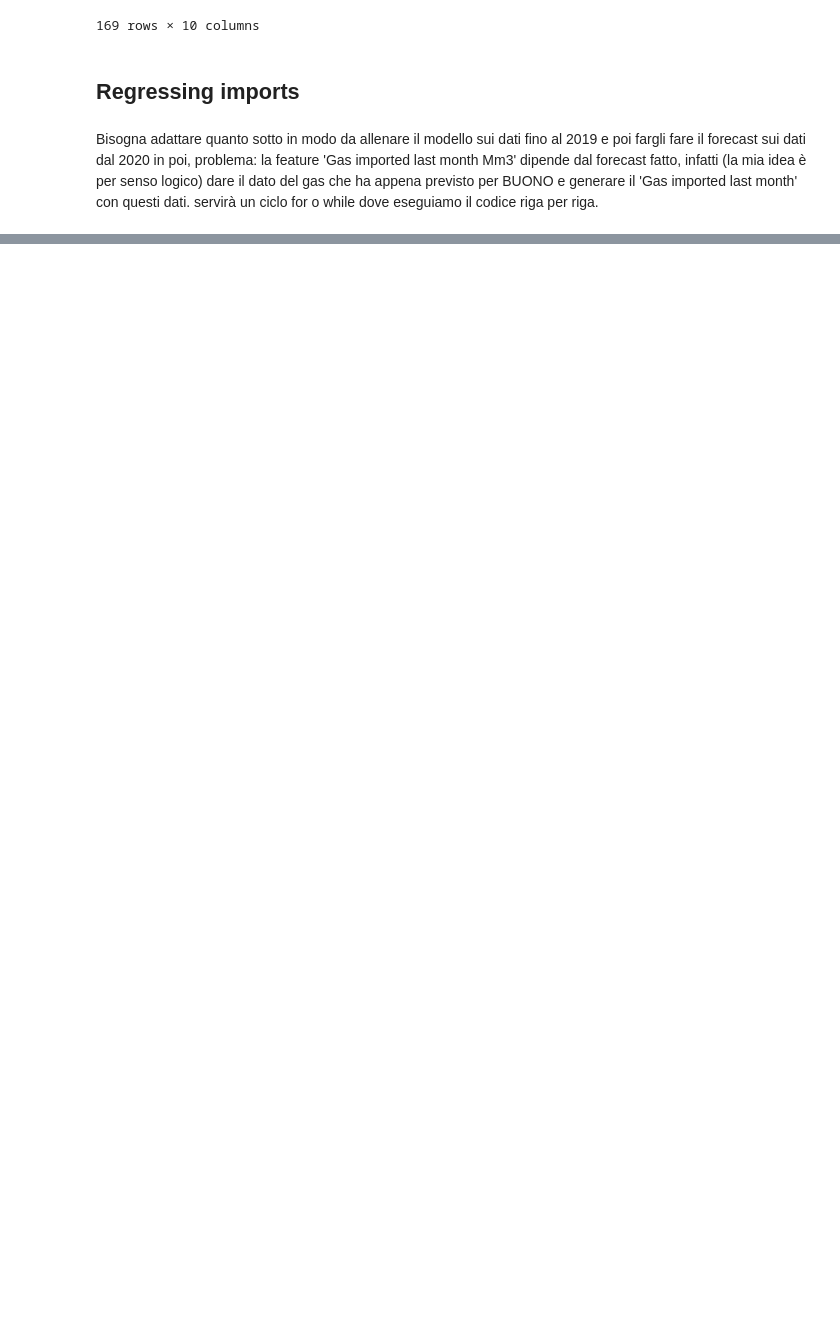
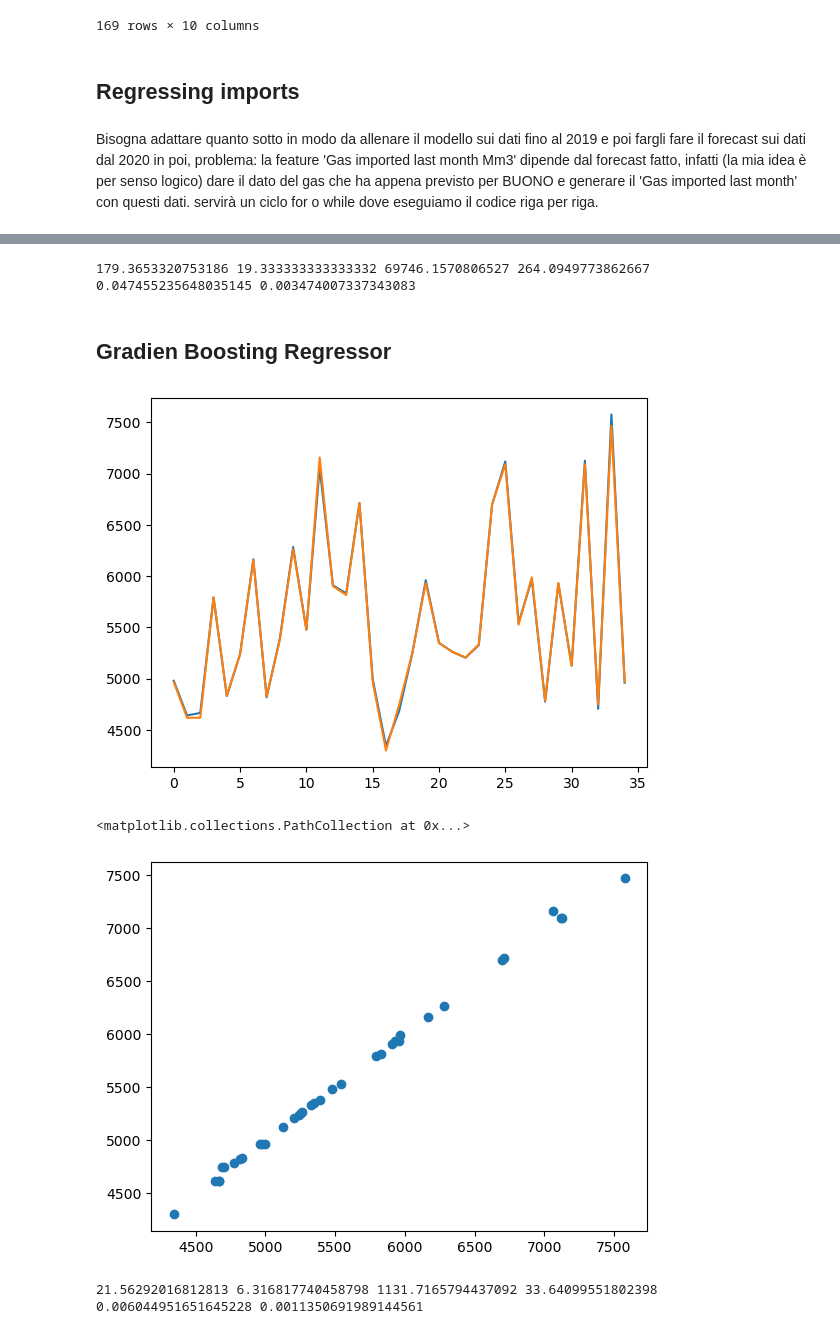
Before and after one commit to gaya22/Project_3_SEne, a Jupyter notebook: 04a_regression_imports.ipynb, the cells around one changed output, grey strips where cells are left out. Drawn from its saved outputs; the diff is of its cells as text; code cells hidden in the pictures; blank space fills up the shorter version.

```diff
--- a/04a_regression_imports.ipynb
+++ b/04a_regression_imports.ipynb
@@ -352,0 +390,37 @@ plt.scatter(y_test,y_pred_RF)
+# %%
+MAE_RF=metrics.mean_absolute_error(y_test,y_pred_RF)
+MBE_RF=np.mean(y_test-y_pred_DT)     #MBE
+MSE_RF=metrics.mean_squared_error(y_test,y_pred_RF)
+RMSE_RF= np.sqrt(metrics.mean_squared_error(y_test,y_pred_RF))
+cvRMSE_RF=RMSE_RF/np.mean(y_test)
+NMBE_RF=MBE_RF/np.mean(y_test)
+print(MAE_RF,MBE_RF,MSE_RF,RMSE_RF,cvRMSE_RF,NMBE_RF)
+# %% [output]
+179.3653320753186 19.333333333333332 69746.1570806527 264.0949773862667 0.047455235648035145 0.003474007337343083
+# %% [markdown]
+## Gradien Boosting Regressor
+# %%
+from sklearn.ensemble import GradientBoostingRegressor
+
+GB_mod = GradientBoostingRegressor()
+GB_mod.fit(X_train, y_train)
+y_pred_GB =GB_mod.predict(X_test)
+
+plt.plot(y_test[1:200])
+plt.plot(y_pred_GB[1:200])
+plt.show()
+plt.scatter(y_test,y_pred_GB)
+# %% [output]
+[figure, added]
+<matplotlib.collections.PathCollection at 0x...>
+[figure, added]
+# %%
+MAE_GB=metrics.mean_absolute_error(y_test,y_pred_GB)
+MBE_GB=np.mean(y_test-y_pred_GB)
+MSE_GB=metrics.mean_squared_error(y_test,y_pred_GB)
+RMSE_GB= np.sqrt(metrics.mean_squared_error(y_test,y_pred_GB))
+cvRMSE_GB=RMSE_GB/np.mean(y_test)
+NMBE_GB=MBE_GB/np.mean(y_test)
+print(MAE_GB,MBE_GB,MSE_GB,RMSE_GB,cvRMSE_GB,NMBE_GB)
+# %% [output]
+21.56292016812813 6.316817740458798 1131.7165794437092 33.64099551802398 0.006044951651645228 0.0011350691989144561
```
Also changed, not shown: parts of 16 cells of this notebook.
